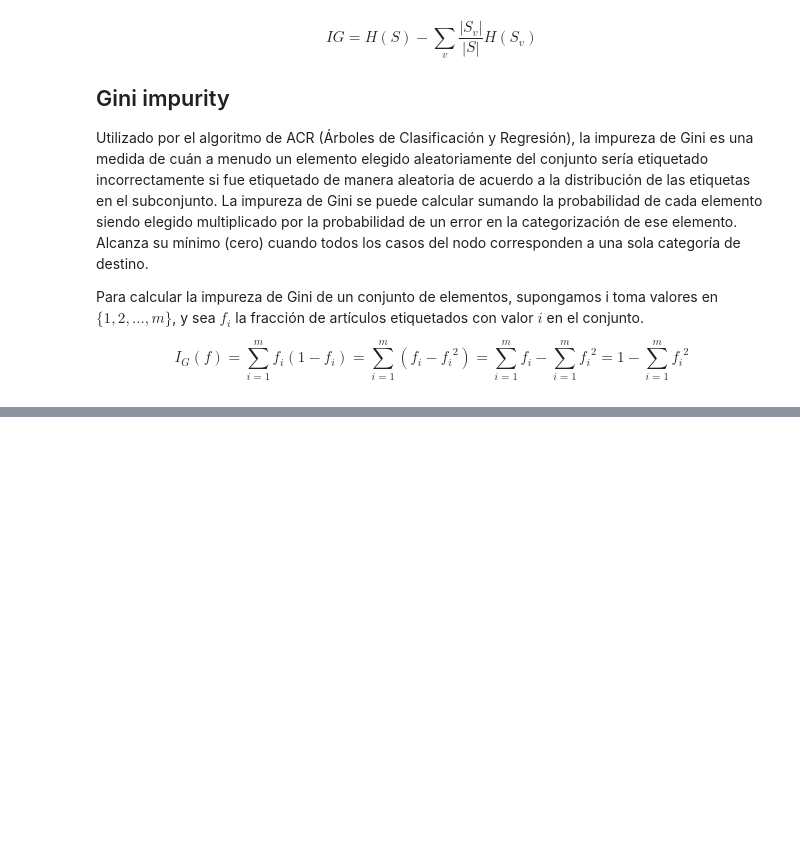
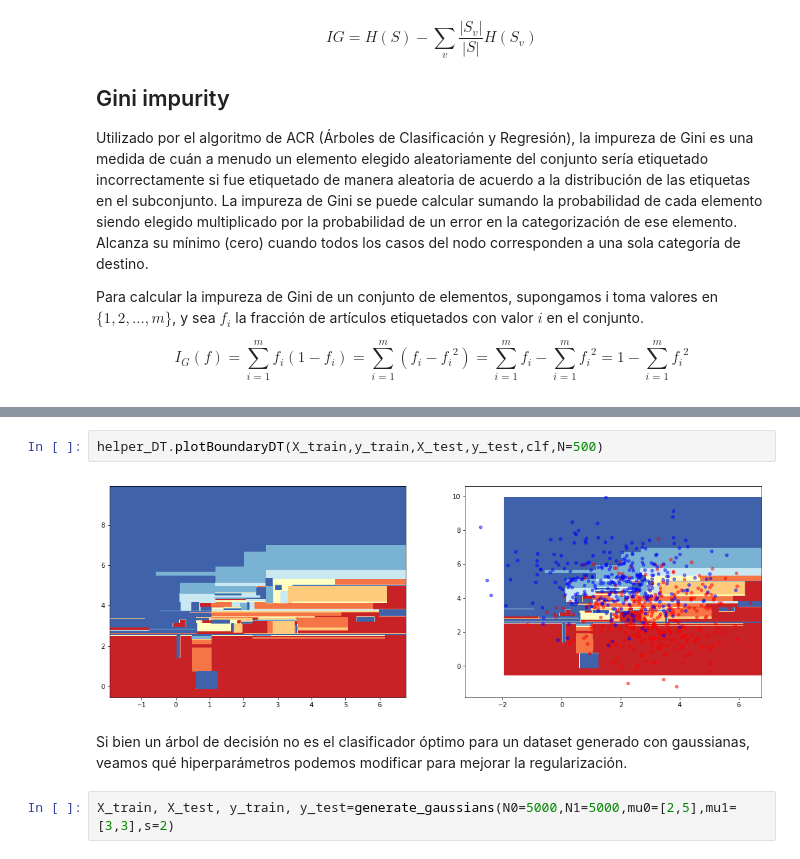
Before and after one commit to lab-ml-itba/Arboles-de-decision, a Jupyter notebook: 1 - Decision Trees.ipynb, the cells around one changed output, grey strips where cells are left out. Cells and saved outputs as stored; diff of their text form; blank space fills up the shorter version.

```diff
--- a/1 - Decision Trees.ipynb
+++ b/1 - Decision Trees.ipynb
@@ -147,0 +177,8 @@ weighted avg       0.66      0.71      0.68       188
+# %%
+helper_DT.plotBoundaryDT(X_train,y_train,X_test,y_test,clf,N=500)
+# %% [output]
+[figure, added]
+# %% [markdown]
+Si bien un árbol de decisión no es el clasificador óptimo para un dataset generado con gaussianas, veamos qué hiperparámetros podemos modificar para mejorar la regularización.
+# %%
+X_train, X_test, y_train, y_test=generate_gaussians(N0=5000,N1=5000,mu0=[2,5],mu1=[3,3],s=2)
```
Also changed, not shown: parts of 30 cells of this notebook, 7 other files.
